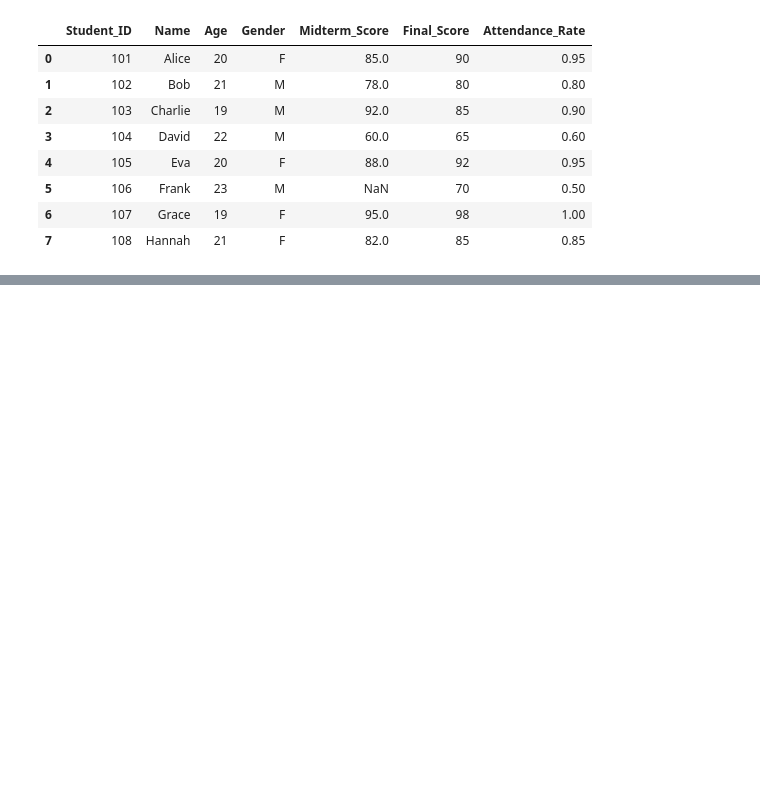
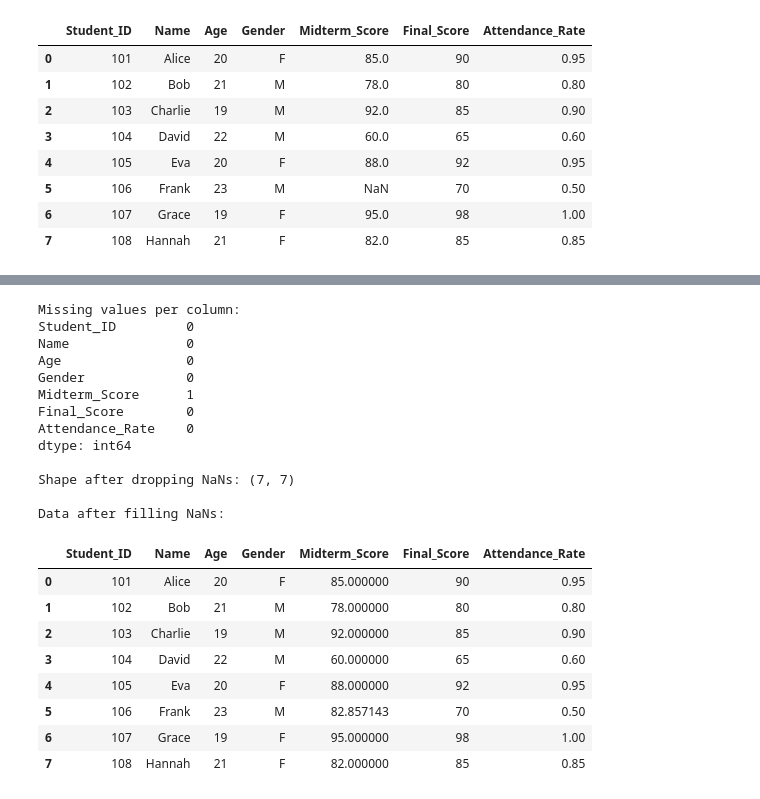
Before and after one commit to Jiya-786/Statistics_notes, a Jupyter notebook: TUT/TUT-2/pandas.ipynb, the cells around one changed output, grey strips where cells are left out. Saved outputs shown, nothing was run; the diff lists cells and outputs as text; code cells hidden in the pictures; blank space fills up the shorter version.

```diff
--- a/TUT/TUT-2/pandas.ipynb
+++ b/TUT/TUT-2/pandas.ipynb
@@ -107,0 +160,36 @@ KeyError: 'Ages'
+# %%
+# data cleaning
+print("Missing values per column:")
+print(df.isnull().sum())
+
+df_dropped=df.dropna()
+print(f"\nShape after dropping NaNs: {df_dropped.shape}")
+
+midterm_mean=df['Midterm_Score'].mean()
+df['Midterm_Score']=df['Midterm_Score'].fillna(midterm_mean)
+
+print("\nData after filling NaNs: ")
+display(df)
+# %% [output]
+Missing values per column:
+Student_ID         0
+Name               0
+Age                0
+Gender             0
+Midterm_Score      1
+Final_Score        0
+Attendance_Rate    0
+dtype: int64
+
+Shape after dropping NaNs: (7, 7)
+
+Data after filling NaNs:
+|  | Student_ID | Name | Age | Gender | Midterm_Score | Final_Score | Attendance_Rate |
+| 0 | 101 | Alice | 20 | F | 85.000000 | 90 | 0.95 |
+| 1 | 102 | Bob | 21 | M | 78.000000 | 80 | 0.80 |
+| 2 | 103 | Charlie | 19 | M | 92.000000 | 85 | 0.90 |
+| 3 | 104 | David | 22 | M | 60.000000 | 65 | 0.60 |
+| 4 | 105 | Eva | 20 | F | 88.000000 | 92 | 0.95 |
+| 5 | 106 | Frank | 23 | M | 82.857143 | 70 | 0.50 |
+| 6 | 107 | Grace | 19 | F | 95.000000 | 98 | 1.00 |
+| 7 | 108 | Hannah | 21 | F | 82.000000 | 85 | 0.85 |
```
Also changed, not shown: parts of 6 cells of this notebook.
